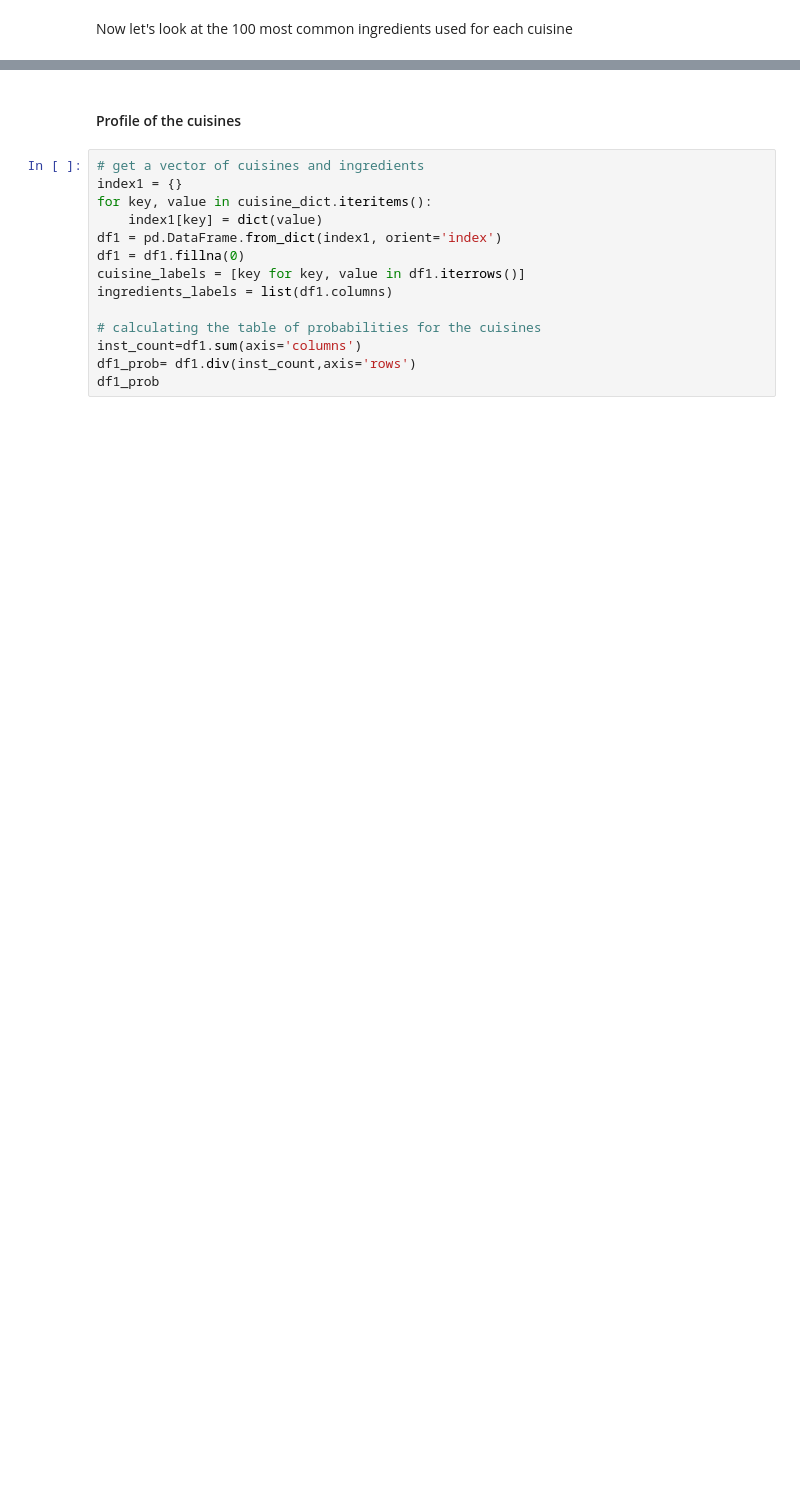
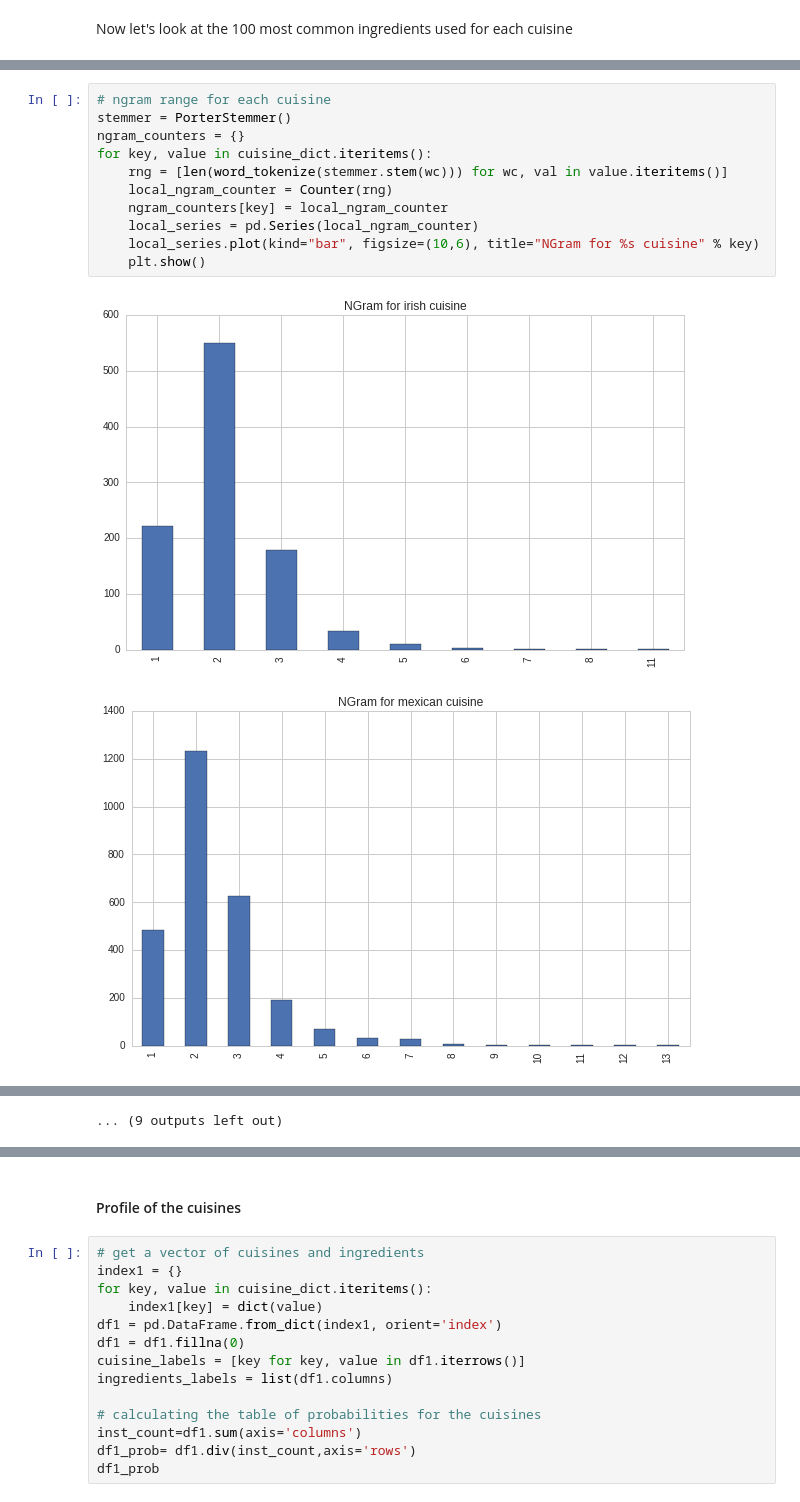
Before and after one commit to bluegrapes/DAT8Coursework, a Jupyter notebook: project2/code/README.ipynb, the cells around one changed output, grey strips where cells are left out. Drawn from its saved outputs; the diff is of its cells as text; blank space fills up the shorter version.

Commit message:
adding ngram

```diff
--- a/project2/code/README.ipynb
+++ b/project2/code/README.ipynb
@@ -144,0 +168,14 @@ for key, value in cuisine_dict.iteritems():
+# %%
+# ngram range for each cuisine
+stemmer = PorterStemmer()
+ngram_counters = {}
+for key, value in cuisine_dict.iteritems():
+    rng = [len(word_tokenize(stemmer.stem(wc))) for wc, val in value.iteritems()]
+    local_ngram_counter = Counter(rng)
+    ngram_counters[key] = local_ngram_counter
+    local_series = pd.Series(local_ngram_counter)
+    local_series.plot(kind="bar", figsize=(10,6), title="NGram for %s cuisine" % key)
+    plt.show()
+# %% [output]
+[figure, added]
+[figure, added]
@@ -144,0 +192 @@ for key, value in cuisine_dict.iteritems():
+... (9 outputs left out)
```
Also changed, not shown: parts of 8 cells of this notebook, 1 other file.
